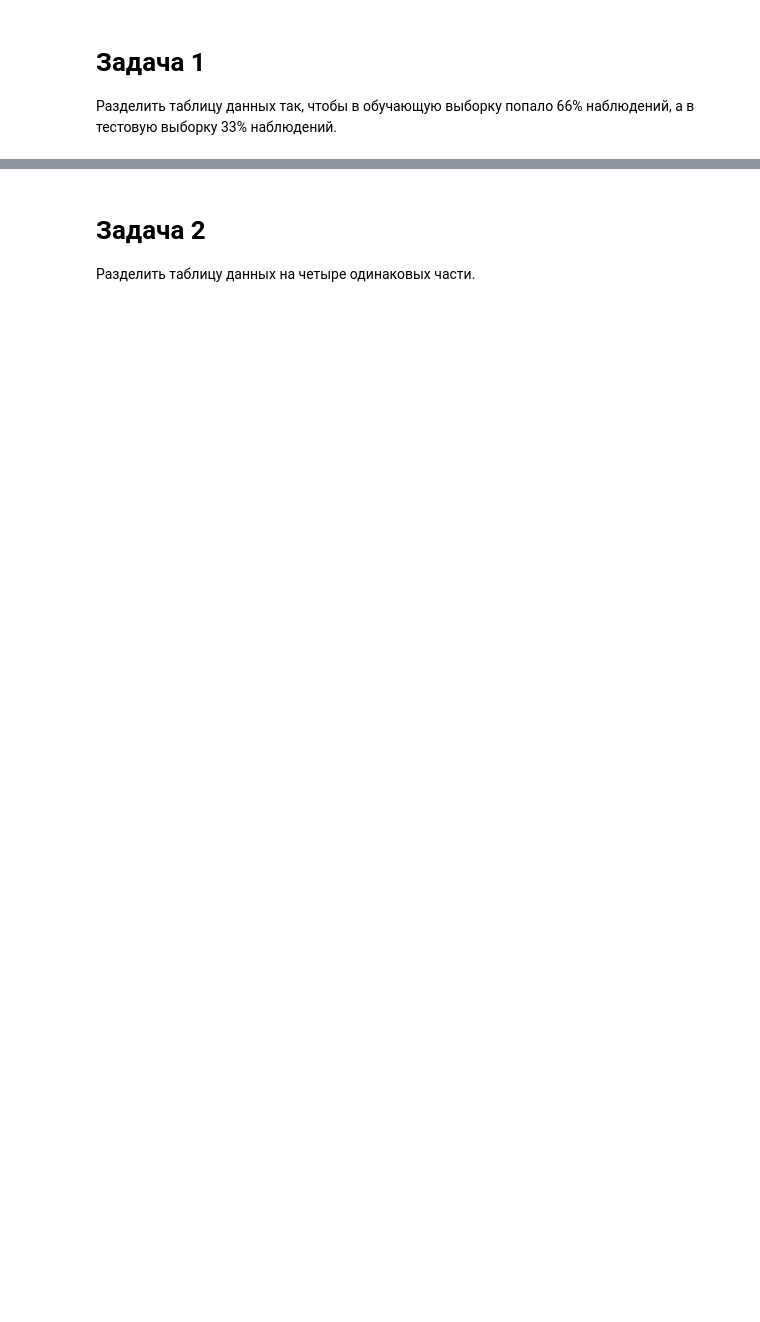
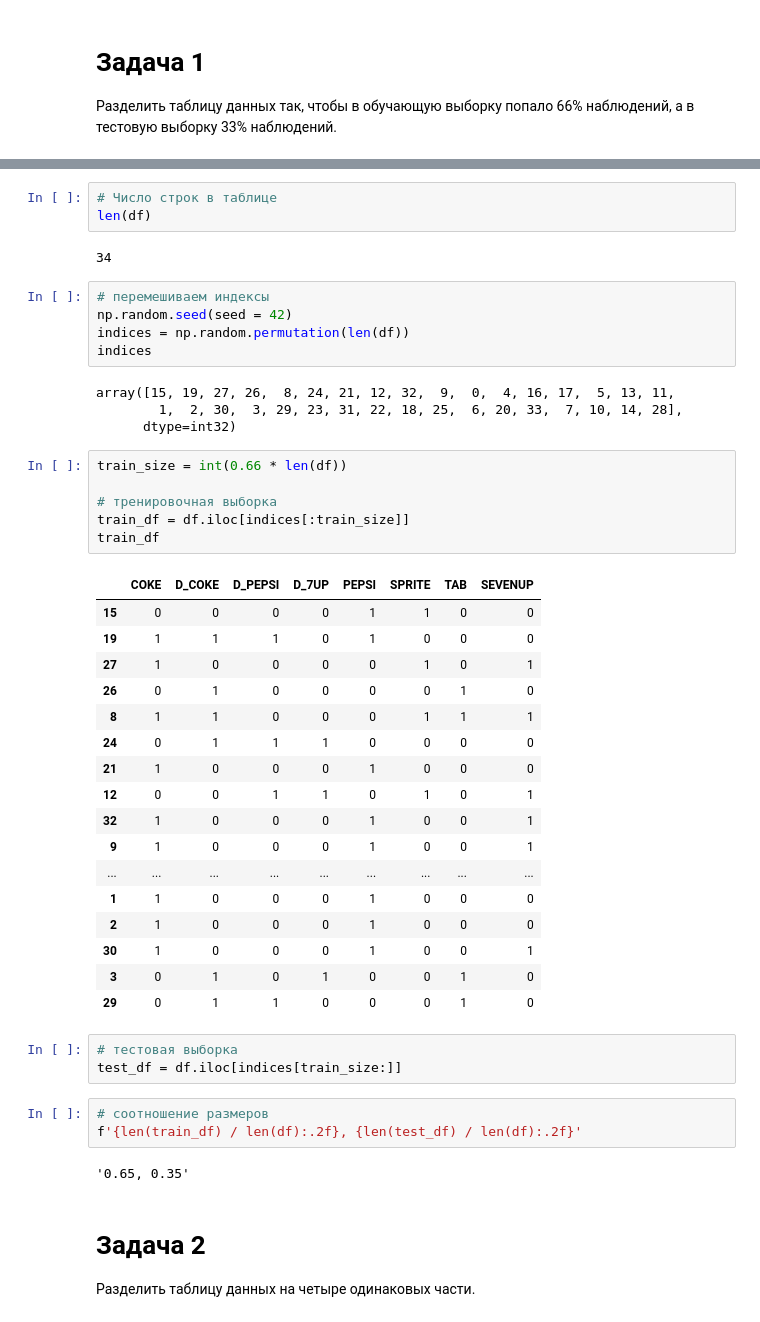
Before and after one commit to mshsvnv/ITMO_data_analysis, a Jupyter notebook: lab_05/main.ipynb, the cells around one changed output, grey strips where cells are left out. Saved outputs shown, nothing was run; the diff lists cells and outputs as text; blank space fills up the shorter version.

```diff
--- a/lab_05/main.ipynb
+++ b/lab_05/main.ipynb
@@ -25,6 +27,52 @@ df
 | 31 | 0 | 1 | 1 | 0 | 0 | 0 | 1 | 0 |
 | 32 | 1 | 0 | 0 | 0 | 1 | 0 | 0 | 1 |
 | 33 | 0 | 1 | 1 | 1 | 0 | 0 | 1 | 0 |
+# %%
+# Число строк в таблице
+len(df)
+# %% [output]
+34
+# %%
+# перемешиваем индексы
+np.random.seed(seed = 42)
+indices = np.random.permutation(len(df))
+indices
+# %% [output]
+array([15, 19, 27, 26,  8, 24, 21, 12, 32,  9,  0,  4, 16, 17,  5, 13, 11,
+        1,  2, 30,  3, 29, 23, 31, 22, 18, 25,  6, 20, 33,  7, 10, 14, 28],
+      dtype=int32)
+# %%
+train_size = int(0.66 * len(df))
+
+# тренировочная выборка
+train_df = df.iloc[indices[:train_size]]
+train_df
+# %% [output]
+|  | COKE | D_COKE | D_PEPSI | D_7UP | PEPSI | SPRITE | TAB | SEVENUP |
+| 15 | 0 | 0 | 0 | 0 | 1 | 1 | 0 | 0 |
+| 19 | 1 | 1 | 1 | 0 | 1 | 0 | 0 | 0 |
+| 27 | 1 | 0 | 0 | 0 | 0 | 1 | 0 | 1 |
+| 26 | 0 | 1 | 0 | 0 | 0 | 0 | 1 | 0 |
+| 8 | 1 | 1 | 0 | 0 | 0 | 1 | 1 | 1 |
+| 24 | 0 | 1 | 1 | 1 | 0 | 0 | 0 | 0 |
+| 21 | 1 | 0 | 0 | 0 | 1 | 0 | 0 | 0 |
+| 12 | 0 | 0 | 1 | 1 | 0 | 1 | 0 | 1 |
+| 32 | 1 | 0 | 0 | 0 | 1 | 0 | 0 | 1 |
+| 9 | 1 | 0 | 0 | 0 | 1 | 0 | 0 | 1 |
+| ... | ... | ... | ... | ... | ... | ... | ... | ... |
+| 1 | 1 | 0 | 0 | 0 | 1 | 0 | 0 | 0 |
+| 2 | 1 | 0 | 0 | 0 | 1 | 0 | 0 | 0 |
+| 30 | 1 | 0 | 0 | 0 | 1 | 0 | 0 | 1 |
+| 3 | 0 | 1 | 0 | 1 | 0 | 0 | 1 | 0 |
+| 29 | 0 | 1 | 1 | 0 | 0 | 0 | 1 | 0 |
+# %%
+# тестовая выборка
+test_df = df.iloc[indices[train_size:]]
+# %%
+# соотношение размеров
+f'{len(train_df) / len(df):.2f}, {len(test_df) / len(df):.2f}'
+# %% [output]
+'0.65, 0.35'
 # %% [markdown]
 # Задача 2
 
```
Also changed, not shown: parts of 18 cells of this notebook, 1 other file.
